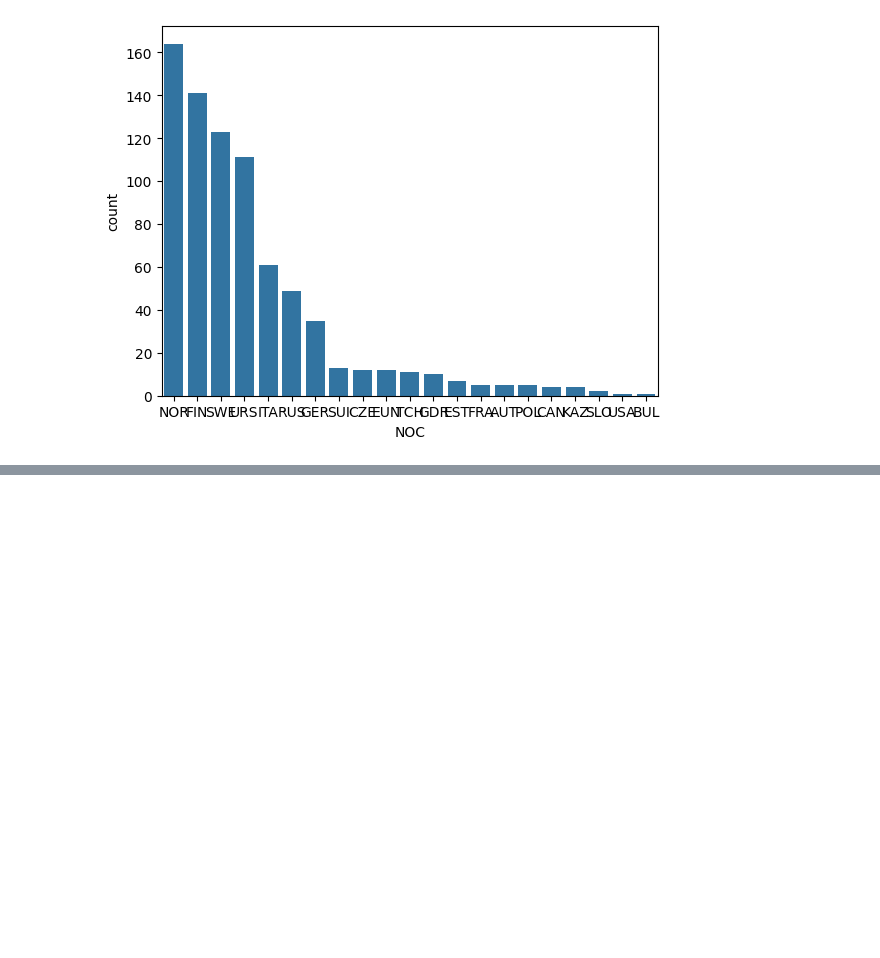
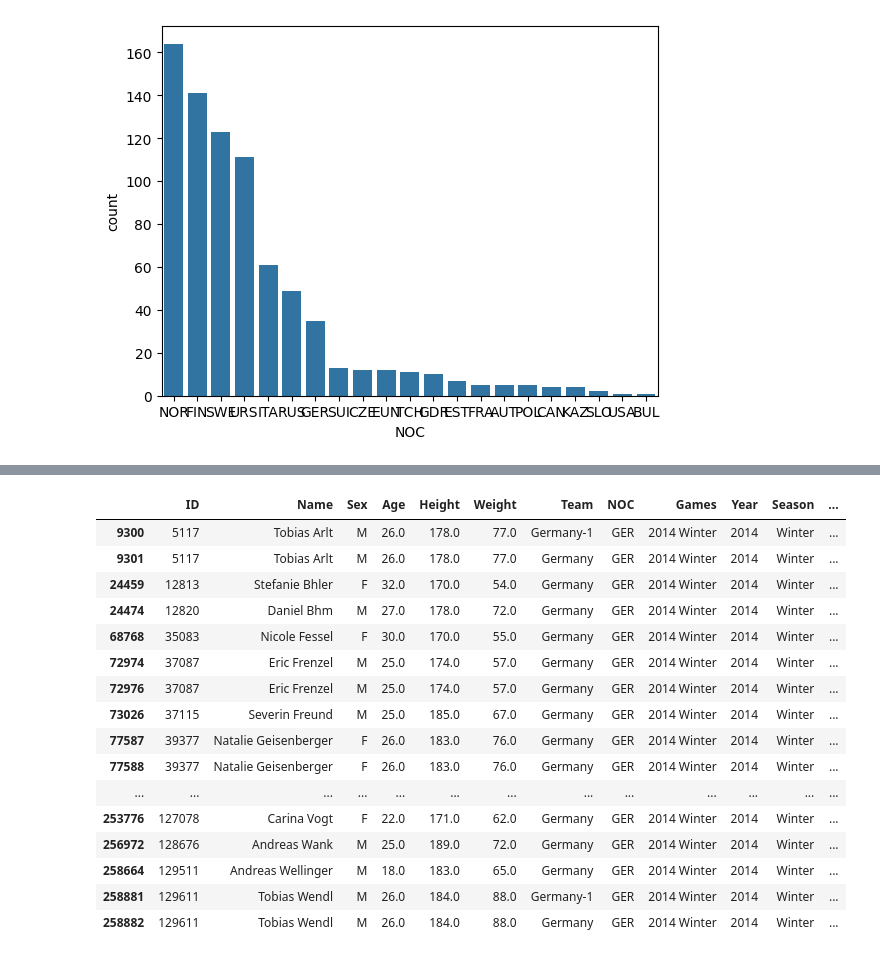
Before and after one commit to n00rp/Project_Olympic, a Jupyter notebook: Individuella filer/individuell_fil_bw.ipynb, the cells around one changed output, grey strips where cells are left out. Cells and saved outputs as stored; diff of their text form; code cells hidden in the pictures; blank space fills up the shorter version.

```diff
--- a/Individuella filer/individuell_fil_bw.ipynb
+++ b/Individuella filer/individuell_fil_bw.ipynb
@@ -19,0 +49,24 @@ sns.barplot(data=df_skidor_medaljer["NOC"].value_counts())
+# %%
+df_ger_2014=df_ger[df_ger["Games"]=="2014 Winter"]
+
+df_ger_2014_medal=df_ger_2014[df_ger_2014["Medal"].isin(["Gold", "Silver", "Bronze"])]
+
+df_ger_2014_medal
+# %% [output]
+|  | ID | Name | Sex | Age | Height | Weight | Team | NOC | Games | Year | Season | ... |
+| 9300 | 5117 | Tobias Arlt | M | 26.0 | 178.0 | 77.0 | Germany-1 | GER | 2014 Winter | 2014 | Winter | ... |
+| 9301 | 5117 | Tobias Arlt | M | 26.0 | 178.0 | 77.0 | Germany | GER | 2014 Winter | 2014 | Winter | ... |
+| 24459 | 12813 | Stefanie Bhler | F | 32.0 | 170.0 | 54.0 | Germany | GER | 2014 Winter | 2014 | Winter | ... |
+| 24474 | 12820 | Daniel Bhm | M | 27.0 | 178.0 | 72.0 | Germany | GER | 2014 Winter | 2014 | Winter | ... |
+| 68768 | 35083 | Nicole Fessel | F | 30.0 | 170.0 | 55.0 | Germany | GER | 2014 Winter | 2014 | Winter | ... |
+| 72974 | 37087 | Eric Frenzel | M | 25.0 | 174.0 | 57.0 | Germany | GER | 2014 Winter | 2014 | Winter | ... |
+| 72976 | 37087 | Eric Frenzel | M | 25.0 | 174.0 | 57.0 | Germany | GER | 2014 Winter | 2014 | Winter | ... |
+| 73026 | 37115 | Severin Freund | M | 25.0 | 185.0 | 67.0 | Germany | GER | 2014 Winter | 2014 | Winter | ... |
+| 77587 | 39377 | Natalie Geisenberger | F | 26.0 | 183.0 | 76.0 | Germany | GER | 2014 Winter | 2014 | Winter | ... |
+| 77588 | 39377 | Natalie Geisenberger | F | 26.0 | 183.0 | 76.0 | Germany | GER | 2014 Winter | 2014 | Winter | ... |
+| ... | ... | ... | ... | ... | ... | ... | ... | ... | ... | ... | ... | ... |
+| 253776 | 127078 | Carina Vogt | F | 22.0 | 171.0 | 62.0 | Germany | GER | 2014 Winter | 2014 | Winter | ... |
+| 256972 | 128676 | Andreas Wank | M | 25.0 | 189.0 | 72.0 | Germany | GER | 2014 Winter | 2014 | Winter | ... |
+| 258664 | 129511 | Andreas Wellinger | M | 18.0 | 183.0 | 65.0 | Germany | GER | 2014 Winter | 2014 | Winter | ... |
+| 258881 | 129611 | Tobias Wendl | M | 26.0 | 184.0 | 88.0 | Germany-1 | GER | 2014 Winter | 2014 | Winter | ... |
+| 258882 | 129611 | Tobias Wendl | M | 26.0 | 184.0 | 88.0 | Germany | GER | 2014 Winter | 2014 | Winter | ... |
```
Also changed, not shown: parts of 2 cells of this notebook, 2 other files.
